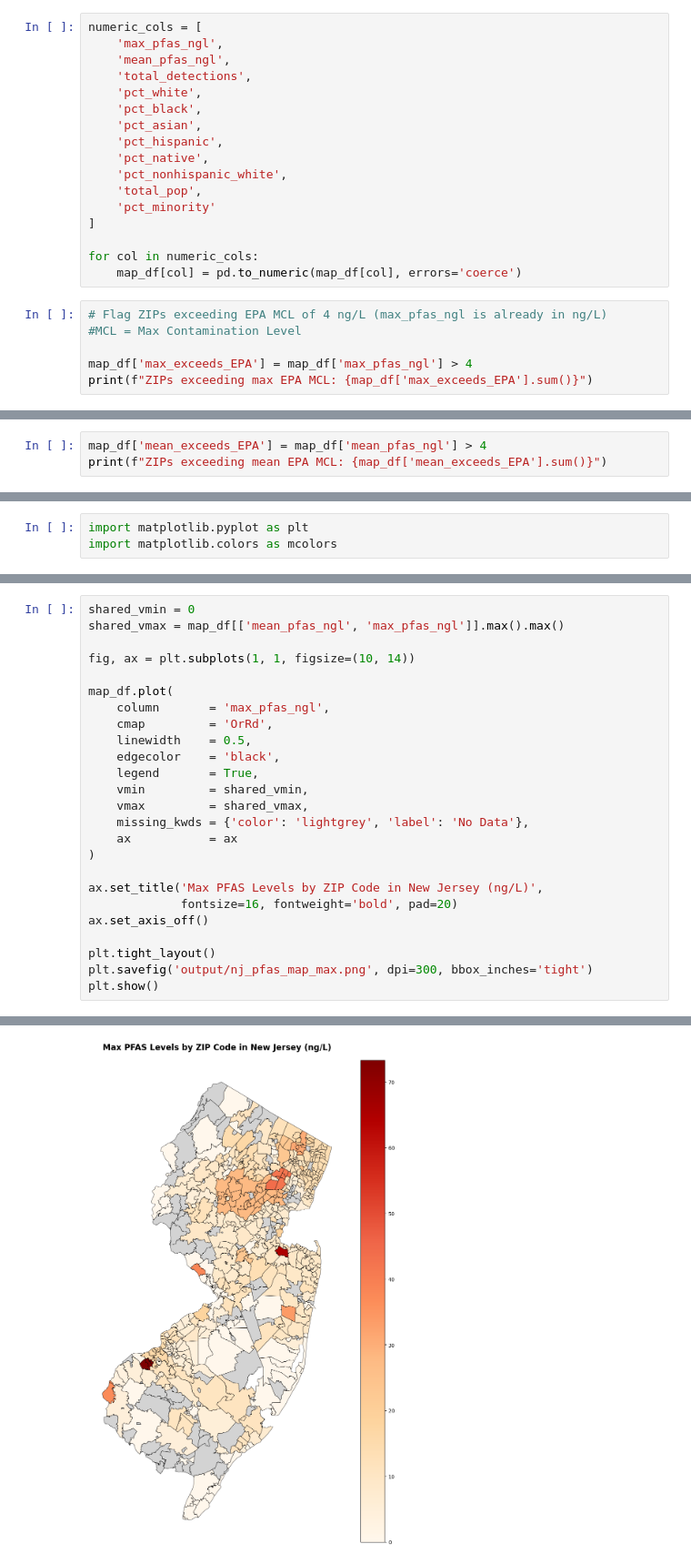
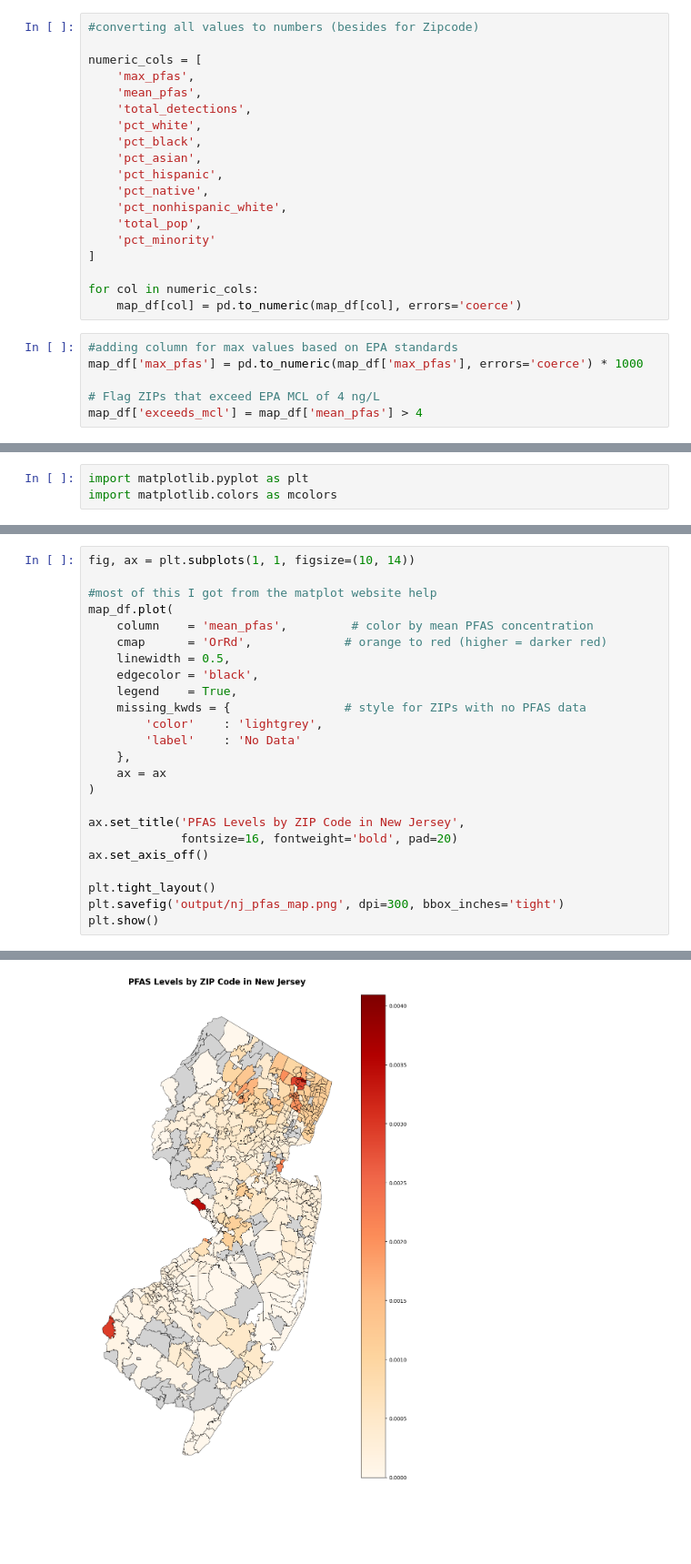
Before and after one commit to Charcharbinks28/QSS20-CW-Final, a Jupyter notebook: code/02_data_clean_visualize_me_search.ipynb, the cells around one changed output, grey strips where cells are left out. Shown at 91% size. Drawn from its saved outputs; the diff is of its cells as text; blank space fills up the shorter version.

```diff
--- a/code/02_data_clean_visualize_me_search.ipynb
+++ b/code/02_data_clean_visualize_me_search.ipynb
@@ -359,9 +357,11 @@ print(f"Rows in map data: {len(map_df)}")
 # %% [output]
 Rows in map data: 598
 # %%
+#converting all values to numbers (besides for Zipcode)
+
 numeric_cols = [
-    'max_pfas_ngl',
-    'mean_pfas_ngl',
+    'max_pfas',
+    'mean_pfas',
     'total_detections',
     'pct_white',
     'pct_black',
@@ -376,8 +376,8 @@ numeric_cols = [
 for col in numeric_cols:
     map_df[col] = pd.to_numeric(map_df[col], errors='coerce')
 # %%
-# Flag ZIPs exceeding EPA MCL of 4 ng/L (max_pfas_ngl is already in ng/L)
-#MCL = Max Contamination Level
+#adding column for max values based on EPA standards
+map_df['max_pfas'] = pd.to_numeric(map_df['max_pfas'], errors='coerce') * 1000
 
-map_df['max_exceeds_EPA'] = map_df['max_pfas_ngl'] > 4
-print(f"ZIPs exceeding max EPA MCL: {map_df['max_exceeds_EPA'].sum()}")
+# Flag ZIPs that exceed EPA MCL of 4 ng/L
+map_df['exceeds_mcl'] = map_df['mean_pfas'] > 4
@@ -386,3 +383,0 @@ ZIPs exceeding max EPA MCL: 399
-# %%
-map_df['mean_exceeds_EPA'] = map_df['mean_pfas_ngl'] > 4
-print(f"ZIPs exceeding mean EPA MCL: {map_df['mean_exceeds_EPA'].sum()}")
@@ -402,26 +393,25 @@ import matplotlib.colors as mcolors
 # %%
-shared_vmin = 0
-shared_vmax = map_df[['mean_pfas_ngl', 'max_pfas_ngl']].max().max()
-
 fig, ax = plt.subplots(1, 1, figsize=(10, 14))
 
+#most of this I got from the matplot website help
 map_df.plot(
-    column       = 'max_pfas_ngl',
-    cmap         = 'OrRd',
-    linewidth    = 0.5,
-    edgecolor    = 'black',
-    legend       = True,
-    vmin         = shared_vmin,
-    vmax         = shared_vmax,
-    missing_kwds = {'color': 'lightgrey', 'label': 'No Data'},
-    ax           = ax
+    column    = 'mean_pfas',         # color by mean PFAS concentration
+    cmap      = 'OrRd',             # orange to red (higher = darker red)
+    linewidth = 0.5,
+    edgecolor = 'black',
+    legend    = True,
+    missing_kwds = {                # style for ZIPs with no PFAS data
+        'color'    : 'lightgrey',
+        'label'    : 'No Data'
+    },
+    ax = ax
 )
 
-ax.set_title('Max PFAS Levels by ZIP Code in New Jersey (ng/L)',
+ax.set_title('PFAS Levels by ZIP Code in New Jersey',
              fontsize=16, fontweight='bold', pad=20)
 ax.set_axis_off()
 
 plt.tight_layout()
-plt.savefig('output/nj_pfas_map_max.png', dpi=300, bbox_inches='tight')
+plt.savefig('output/nj_pfas_map.png', dpi=300, bbox_inches='tight')
 plt.show()
 # %% [output]
@@ -429 +418 @@ FileNotFoundError: [Errno 2] No such file or directory: 'output/nj_pfas_map_max.
-[figure, old version]
+[figure, new version]
```
Also changed, not shown: parts of 11 cells of this notebook, 2 other files.
